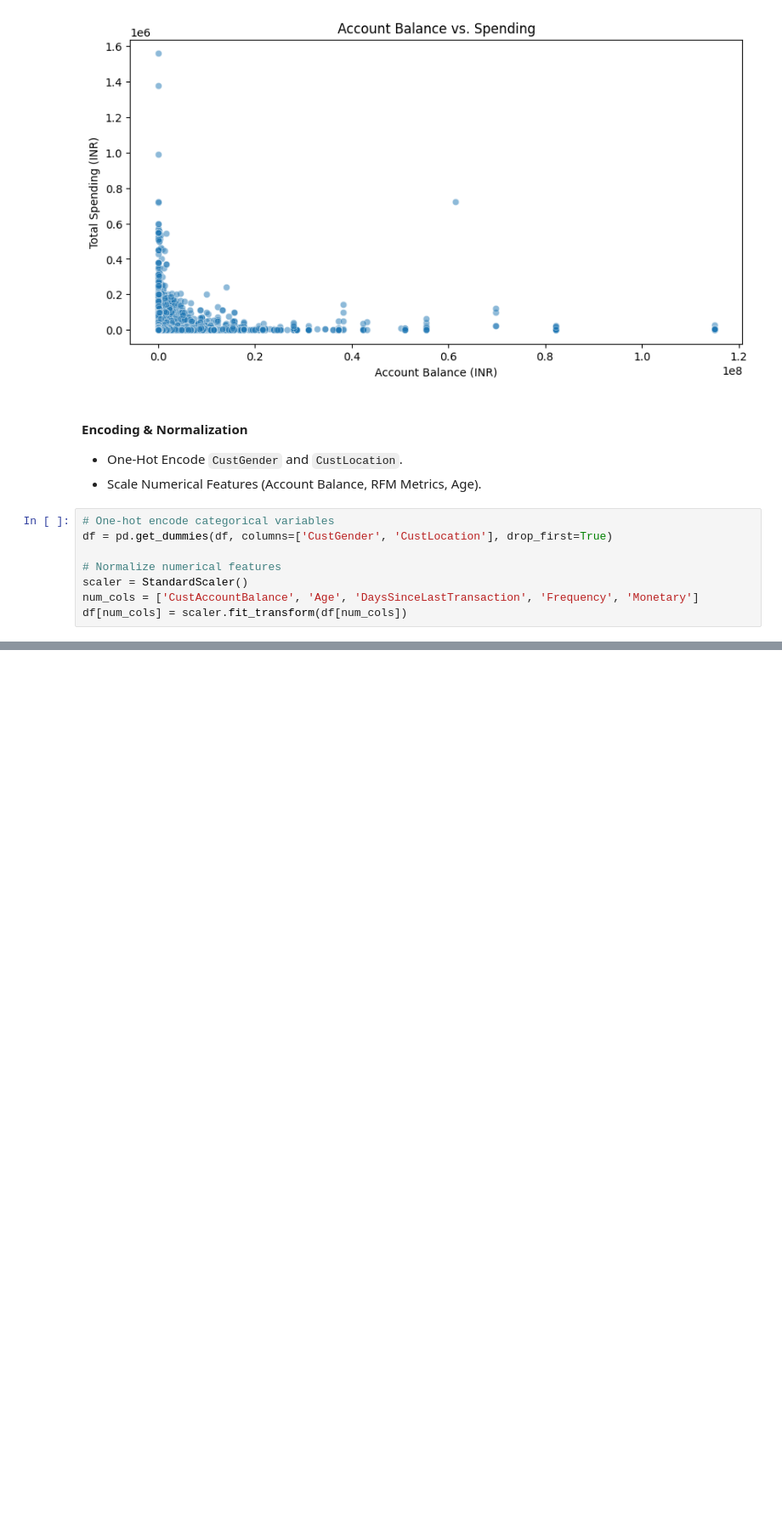
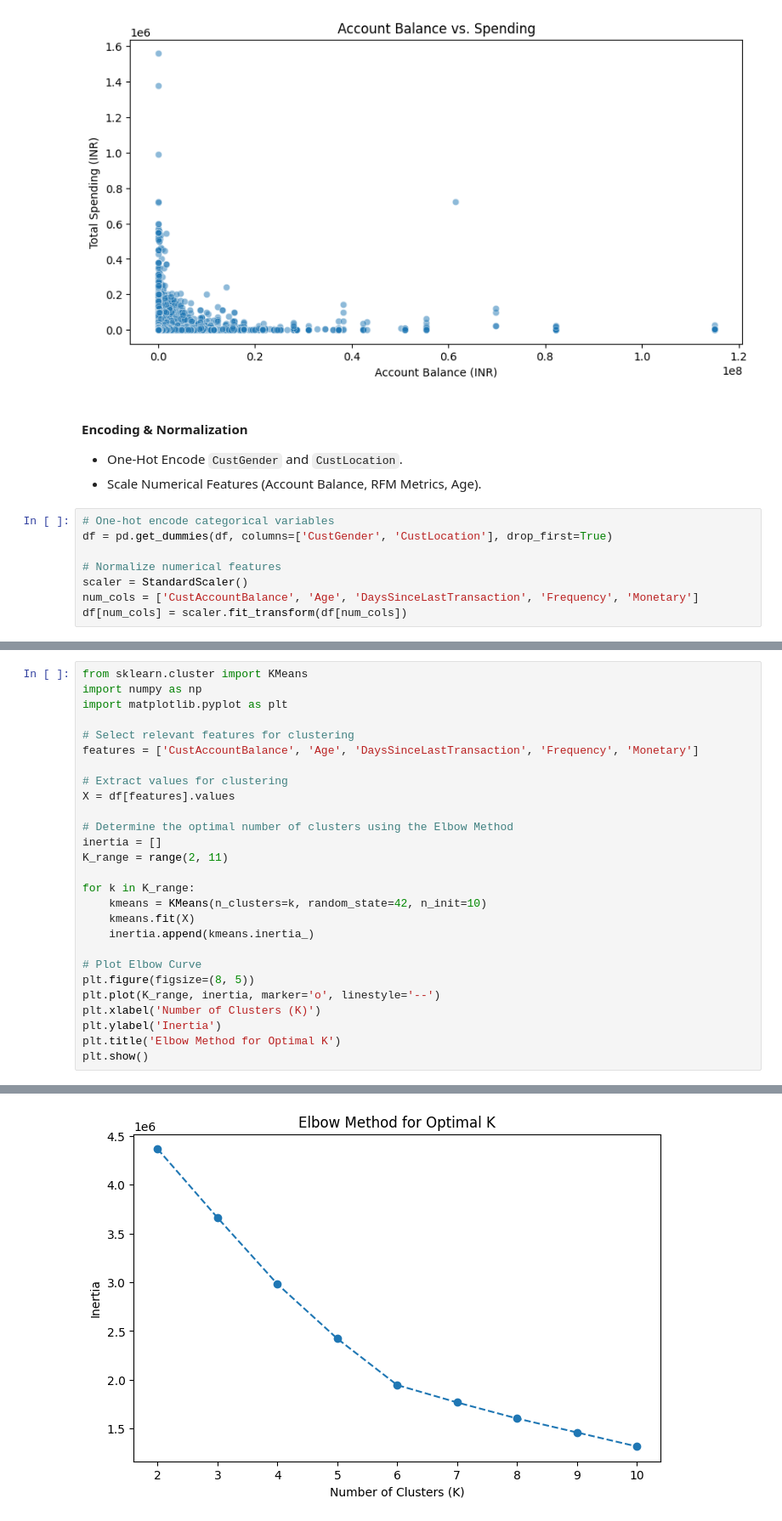
Before and after one commit to ghsaberr/customer-segmentation-personalization, a Jupyter notebook: customer-segmentation-personalization.ipynb, the cells around one changed output, grey strips where cells are left out. Shown at 85% size. Saved outputs shown, nothing was run; the diff lists cells and outputs as text; blank space fills up the shorter version.

Commit message:
Elbow method

```diff
--- a/customer-segmentation-personalization.ipynb
+++ b/customer-segmentation-personalization.ipynb
@@ -277,0 +279,28 @@ Passing `palette` without assigning `hue` is deprecated and will be removed in v
+# %%
+from sklearn.cluster import KMeans
+import numpy as np
+import matplotlib.pyplot as plt
+
+# Select relevant features for clustering
+features = ['CustAccountBalance', 'Age', 'DaysSinceLastTransaction', 'Frequency', 'Monetary']
+
+# Extract values for clustering
+X = df[features].values
+
+# Determine the optimal number of clusters using the Elbow Method
+inertia = []
+K_range = range(2, 11)
+
+for k in K_range:
+    kmeans = KMeans(n_clusters=k, random_state=42, n_init=10)
+    kmeans.fit(X)
+    inertia.append(kmeans.inertia_)
+
+# Plot Elbow Curve
+plt.figure(figsize=(8, 5))
+plt.plot(K_range, inertia, marker='o', linestyle='--')
+plt.xlabel('Number of Clusters (K)')
+plt.ylabel('Inertia')
+plt.title('Elbow Method for Optimal K')
+plt.show()
+# %% [output]
@@ -277,0 +324 @@ Passing `palette` without assigning `hue` is deprecated and will be removed in v
+[figure, added]
```
Also changed, not shown: parts of 5 cells of this notebook.
